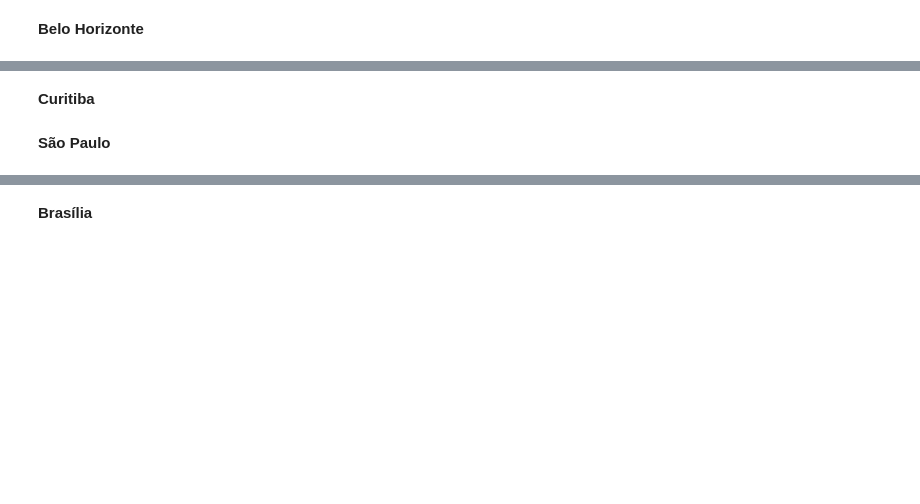
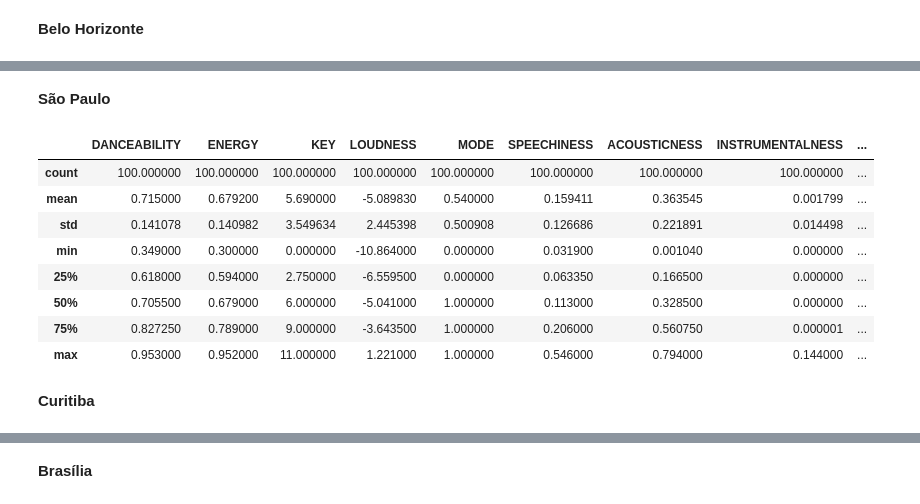
Before and after one commit to Eric-Mendes/spotify-charts, a Jupyter notebook: data_analyses.ipynb, the cells around one changed output, grey strips where cells are left out. Cells and saved outputs as stored; diff of their text form; code cells hidden in the pictures; blank space fills up the shorter version.

```diff
--- a/data_analyses.ipynb
+++ b/data_analyses.ipynb
@@ -81,4 +91,16 @@ memory usage: 54.8 KB
+# %% [markdown]
+**São Paulo**
+# %%
+df.loc[df['REGIÃO'] == 1].describe()
+# %% [output]
+|  | DANCEABILITY | ENERGY | KEY | LOUDNESS | MODE | SPEECHINESS | ACOUSTICNESS | INSTRUMENTALNESS | ... |
+| count | 100.000000 | 100.000000 | 100.000000 | 100.000000 | 100.000000 | 100.000000 | 100.000000 | 100.000000 | ... |
+| mean | 0.715000 | 0.679200 | 5.690000 | -5.089830 | 0.540000 | 0.159411 | 0.363545 | 0.001799 | ... |
+| std | 0.141078 | 0.140982 | 3.549634 | 2.445398 | 0.500908 | 0.126686 | 0.221891 | 0.014498 | ... |
+| min | 0.349000 | 0.300000 | 0.000000 | -10.864000 | 0.000000 | 0.031900 | 0.001040 | 0.000000 | ... |
+| 25% | 0.618000 | 0.594000 | 2.750000 | -6.559500 | 0.000000 | 0.063350 | 0.166500 | 0.000000 | ... |
+| 50% | 0.705500 | 0.679000 | 6.000000 | -5.041000 | 1.000000 | 0.113000 | 0.328500 | 0.000000 | ... |
+| 75% | 0.827250 | 0.789000 | 9.000000 | -3.643500 | 1.000000 | 0.206000 | 0.560750 | 0.000001 | ... |
+| max | 0.953000 | 0.952000 | 11.000000 | 1.221000 | 1.000000 | 0.546000 | 0.794000 | 0.144000 | ... |
 # %% [markdown]
 **Curitiba**
-# %% [markdown]
-**São Paulo**
```
Also changed, not shown: parts of 5 cells of this notebook.
